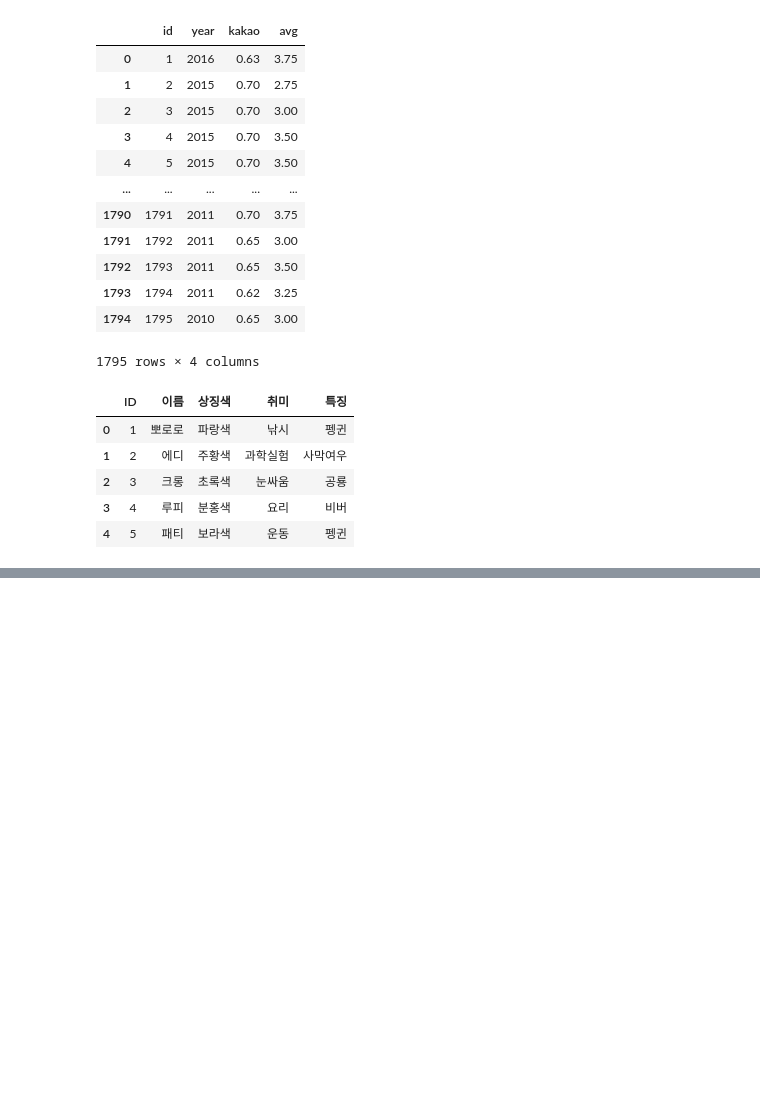
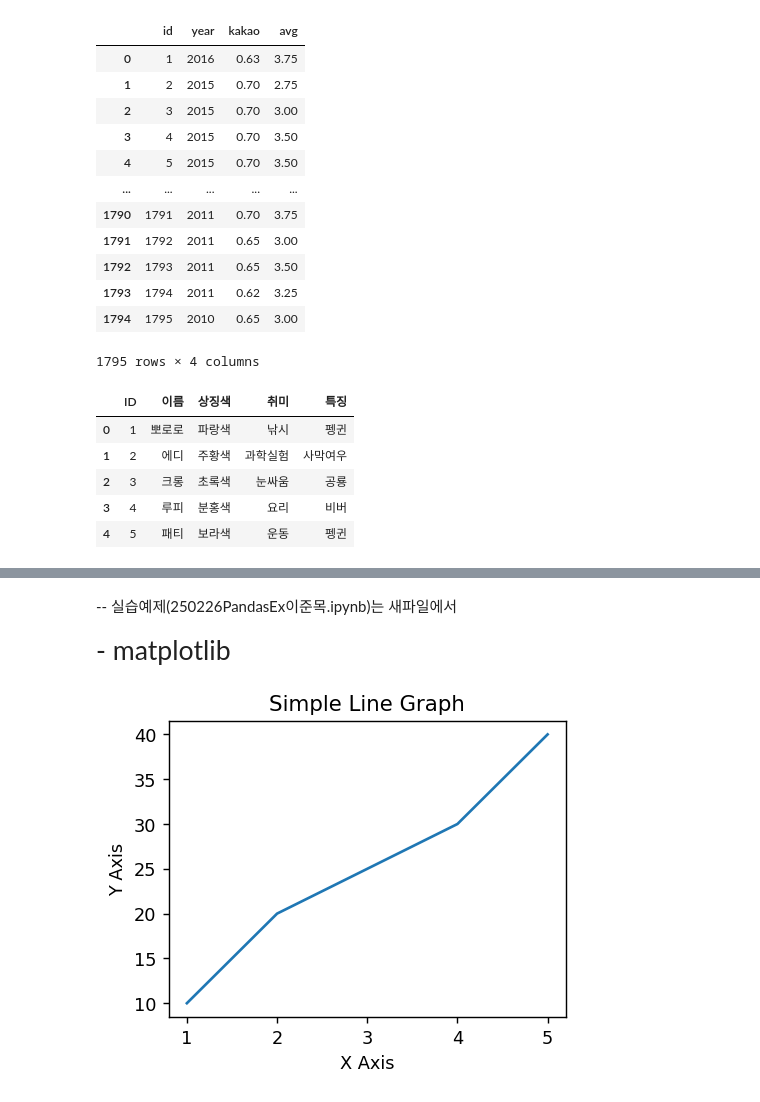
Before and after one commit to LEENYAMNYAM/Python, a Jupyter notebook: ch10dataAnalysisLibrary.ipynb, the cells around one changed output, grey strips where cells are left out. Cells and saved outputs as stored; diff of their text form; code cells hidden in the pictures; blank space fills up the shorter version.

```diff
--- a/ch10dataAnalysisLibrary.ipynb
+++ b/ch10dataAnalysisLibrary.ipynb
@@ -1108,0 +1757,4 @@ character_df
+# %% [markdown]
+-- 실습예제(250226PandasEx이준목.ipynb)는 새파일에서
+# %% [markdown]
+<div style='font-size:20pt'>- matplotlib <div>
@@ -1108,0 +1766,24 @@ character_df
+# %%
+# 꺾은 선 그래프 그리기
+def chart1():
+    x=[1,2,3,4,5]
+    y=[10,20,25,30,40]
+
+    # 그림의 크기 및  해상도 조절(figsize 는 인치단위, dpi는 dot개수)
+    fig = plt.figure(figsize=(4,3), dpi=128)
+
+    # 좌표평면에 함수 그리기
+    plt.plot(x,y)
+    # title 짓기
+    plt.title("Simple Line Graph")
+    # 레이블 이름 추가(x축 이름, y축 이름)
+    plt.xlabel("X Axis")
+    plt.ylabel("Y Axis")
+    # png로 저장
+    plt.savefig("data/chart1.png")
+    # 그래프 출력
+    plt.show()
+    # plt.savefig("data/chart1.png")    # show를 먼저 하면 저장할 떄 안의 내용이 빈채 저장됨
+chart1()
+# %% [output]
+[figure, added]
```
Also changed, not shown: parts of 80 cells of this notebook, 7 other files.
